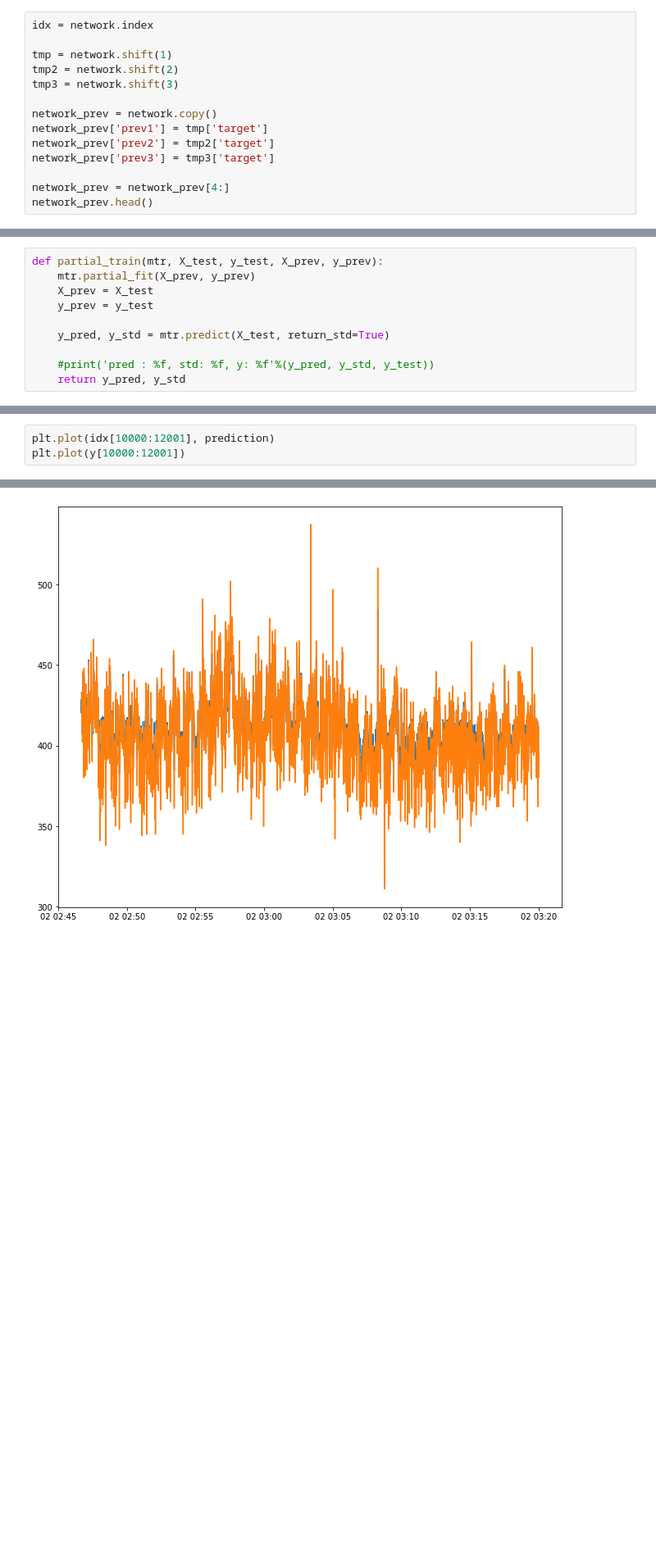
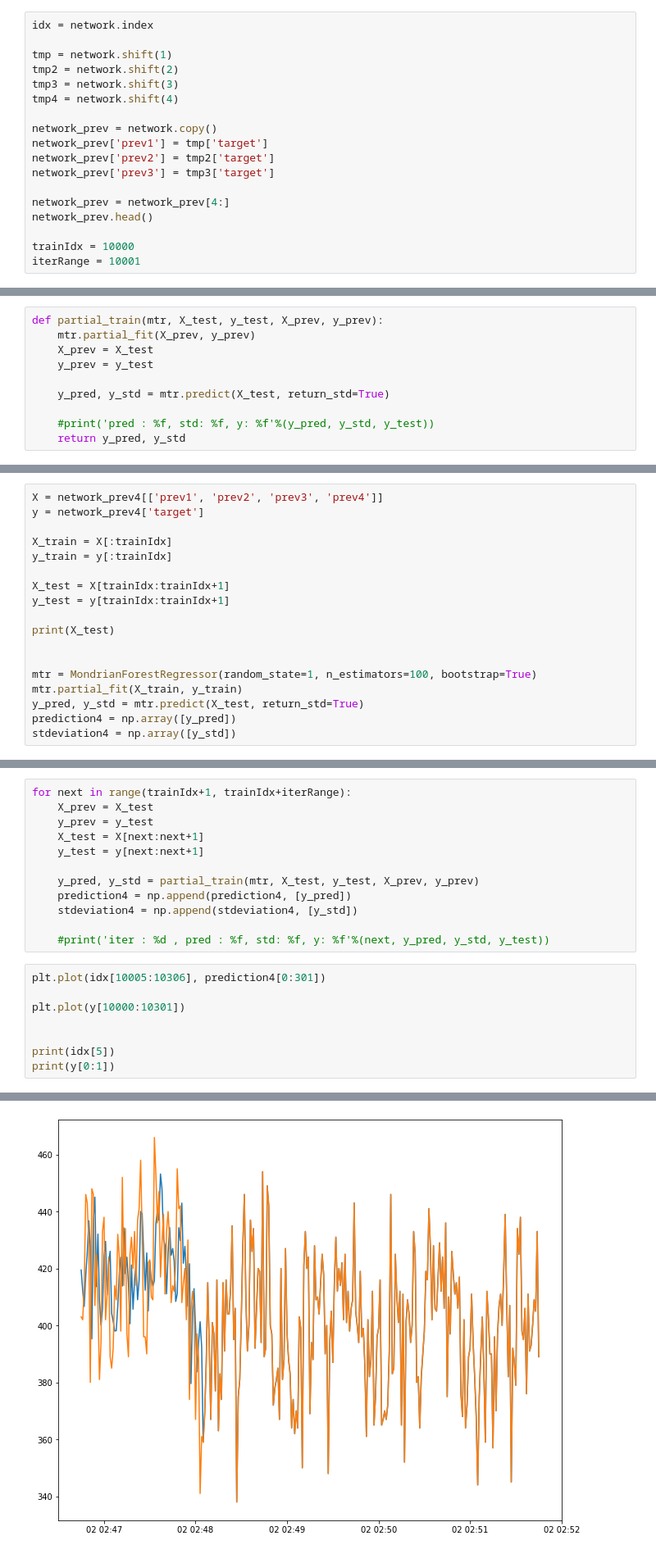
Before and after one commit to nywoo-o/Statistics, a Jupyter notebook: real_time_mtr_arima.ipynb, the cells around one changed output, grey strips where cells are left out. Shown at 82% size. Cells and saved outputs as stored; diff of their text form; blank space fills up the shorter version.

Commit message:
add 4 prev version and check the cycle of the data

```diff
--- a/real_time_mtr_arima.ipynb
+++ b/real_time_mtr_arima.ipynb
@@ -106,6 +124,7 @@ idx = network.index
 tmp = network.shift(1)
 tmp2 = network.shift(2)
 tmp3 = network.shift(3)
+tmp4 = network.shift(4)
 
 network_prev = network.copy()
 network_prev['prev1'] = tmp['target']
@@ -114,3 +133,6 @@ network_prev['prev3'] = tmp3['target']
 
 network_prev = network_prev[4:]
 network_prev.head()
+
+trainIdx = 10000
+iterRange = 10001
@@ -219,0 +371,18 @@ for next in range(10001, 12001):
+# %%
+X = network_prev4[['prev1', 'prev2', 'prev3', 'prev4']]
+y = network_prev4['target']
+
+X_train = X[:trainIdx]
+y_train = y[:trainIdx]
+
+X_test = X[trainIdx:trainIdx+1]
+y_test = y[trainIdx:trainIdx+1]
+
+print(X_test)
+
+
+mtr = MondrianForestRegressor(random_state=1, n_estimators=100, bootstrap=True)
+mtr.partial_fit(X_train, y_train)
+y_pred, y_std = mtr.predict(X_test, return_std=True)
+prediction4 = np.array([y_pred])
+stdeviation4 = np.array([y_std])
@@ -220,4 +393,21 @@ for next in range(10001, 12001):
+# %%
+for next in range(trainIdx+1, trainIdx+iterRange):
+    X_prev = X_test
+    y_prev = y_test
+    X_test = X[next:next+1]
+    y_test = y[next:next+1]
+
+    y_pred, y_std = partial_train(mtr, X_test, y_test, X_prev, y_prev)
+    prediction4 = np.append(prediction4, [y_pred])
+    stdeviation4 = np.append(stdeviation4, [y_std])
+
+    #print('iter : %d , pred : %f, std: %f, y: %f'%(next, y_pred, y_std, y_test))
 # %%
-plt.plot(idx[10000:12001], prediction)
-plt.plot(y[10000:12001])
+plt.plot(idx[10005:10306], prediction4[0:301])
+
+plt.plot(y[10000:10301])
+
+
+print(idx[5])
+print(y[0:1])
 # %% [output]
@@ -225 +418 @@ plt.plot(y[10000:12001])
-[figure, old version]
+[figure, new version]
```
Also changed, not shown: parts of 34 cells of this notebook.
